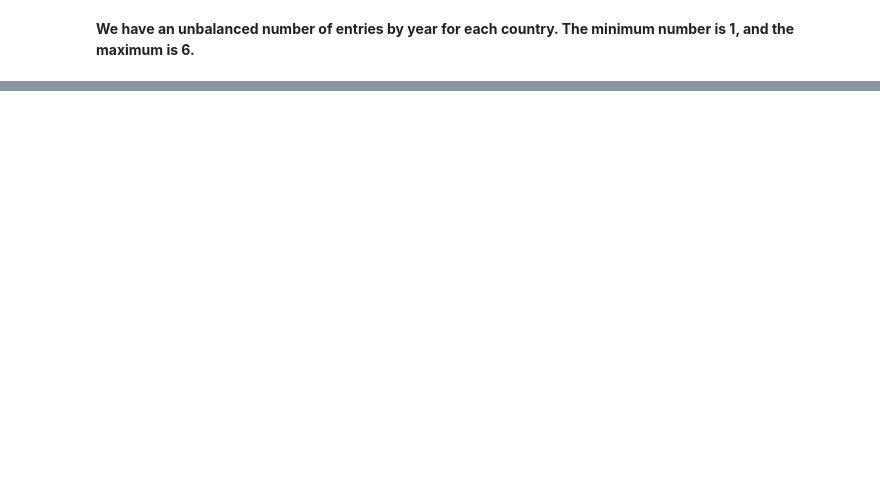
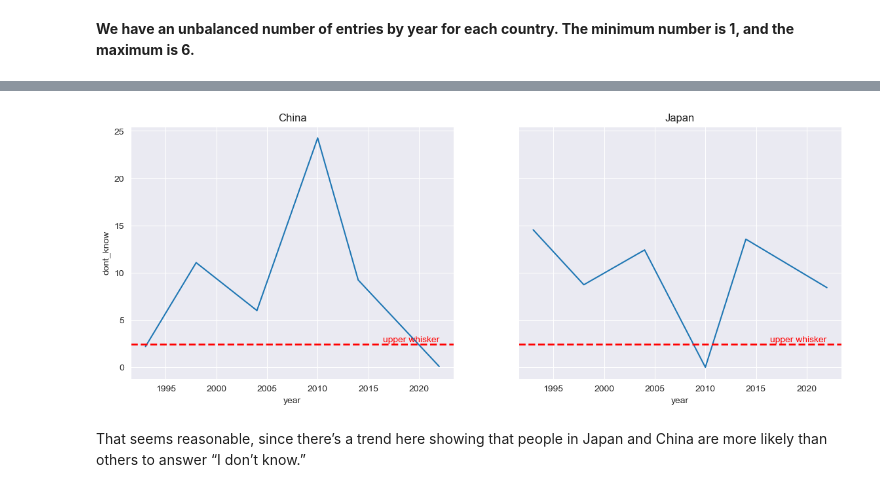
Before and after one commit to fedirmel234-beep/vizualization-of-data-projects-religions-uk, a Jupyter notebook: Desktop/EDA_files/EDA_importance.ipynb, the cells around one changed output, grey strips where cells are left out. Saved outputs shown, nothing was run; the diff lists cells and outputs as text; code cells hidden in the pictures; blank space fills up the shorter version.

```diff
--- a/Desktop/EDA_files/EDA_importance.ipynb
+++ b/Desktop/EDA_files/EDA_importance.ipynb
@@ -123,0 +143,14 @@ plt.show()
+# %%
+fig, axes = plt.subplots(1, 2, figsize=(14, 5), sharey=True)
+
+for ax, code, title in zip(axes, ['LVA', 'JPN'], ['Latvia', 'Japan']):
+    sns.lineplot(
+        data=importance[importance['code'] == code],
+        x='year',
+        y='no_answer',
+        ax=ax
+    )
+
+    ax.set_title(title)
+
+plt.show()
@@ -123,0 +192,45 @@ plt.show()
+# %%
+q1_dont_know = importance['dont_know'].quantile(0.25)
+q3_dont_know = importance['dont_know'].quantile(0.75)
+iqr_dont_know = q3_dont_know - q1_dont_know
+
+upper_bound_dont_know = q3_dont_know + 1.5 * iqr_dont_know
+
+upper_whisker_dont_know = importance.loc[
+    importance['dont_know'] <= upper_bound_dont_know,
+    'dont_know'
+].max()
+
+fig, axes = plt.subplots(1, 2, figsize=(14, 5), sharey=True)
+
+for ax, country in zip(axes, ['China', 'Japan']):
+    sns.lineplot(
+        data=importance[importance['entity'] == country],
+        x='year',
+        y='dont_know',
+        ax=ax
+    )
+
+    ax.axhline(
+        y=upper_whisker_dont_know,
+        color='red',
+        linestyle='--',
+        linewidth=2
+    )
+
+    ax.text(
+        x=importance['year'].max(),
+        y=upper_whisker_dont_know,
+        s='upper whisker',
+        color='red',
+        ha='right',
+        va='bottom'
+    )
+
+    ax.set_title(country)
+
+plt.show()
+# %% [output]
+[figure, added]
+# %% [markdown]
+That seems reasonable, since there’s a trend here showing that people in Japan and China are more likely than others to answer “I don’t know.”
```
Also changed, not shown: parts of 21 cells of this notebook.
